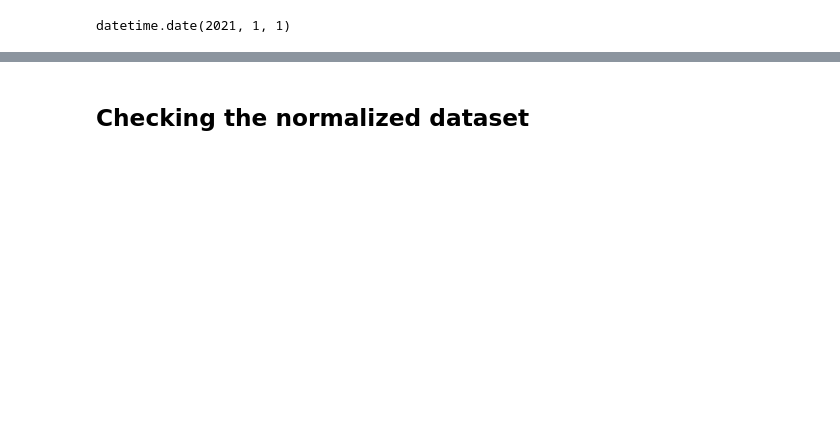
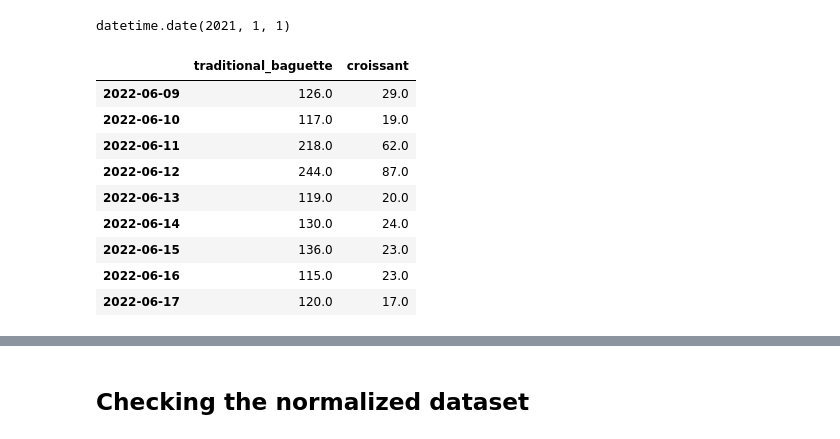
Before and after one commit to Alex5xelA/Bakery_sales_forecast, a Jupyter notebook: notebooks/xgboost_1.ipynb, the cells around one changed output, grey strips where cells are left out. Cells and saved outputs as stored; diff of their text form; code cells hidden in the pictures; blank space fills up the shorter version.

```diff
--- a/notebooks/xgboost_1.ipynb
+++ b/notebooks/xgboost_1.ipynb
@@ -240 +238,15 @@ test = pd.to_datetime('2021-01-01').date()
+# %%
+raw_targets_hourly[(raw_targets_hourly.index >= pd.to_datetime('2022-06-09').date())
+                   & (raw_targets_hourly.index <= pd.to_datetime('2022-06-17').date())]
+# %% [output]
+|  | traditional_baguette | croissant |
+| 2022-06-09 | 126.0 | 29.0 |
+| 2022-06-10 | 117.0 | 19.0 |
+| 2022-06-11 | 218.0 | 62.0 |
+| 2022-06-12 | 244.0 | 87.0 |
+| 2022-06-13 | 119.0 | 20.0 |
+| 2022-06-14 | 130.0 | 24.0 |
+| 2022-06-15 | 136.0 | 23.0 |
+| 2022-06-16 | 115.0 | 23.0 |
+| 2022-06-17 | 120.0 | 17.0 |
 # %%
```
Also changed, not shown: parts of 2 cells of this notebook, 6 other files.
